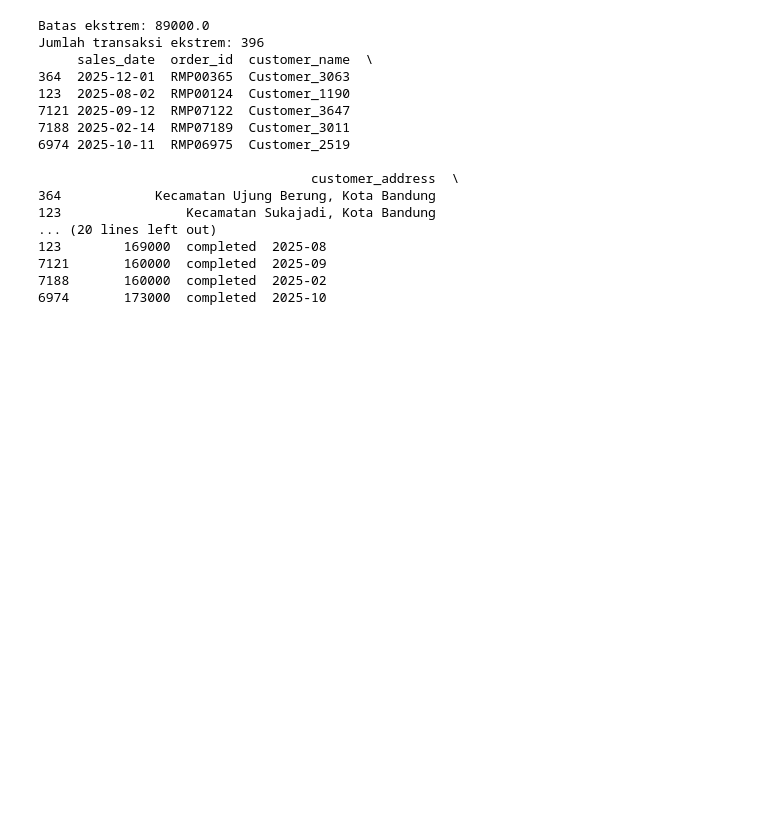
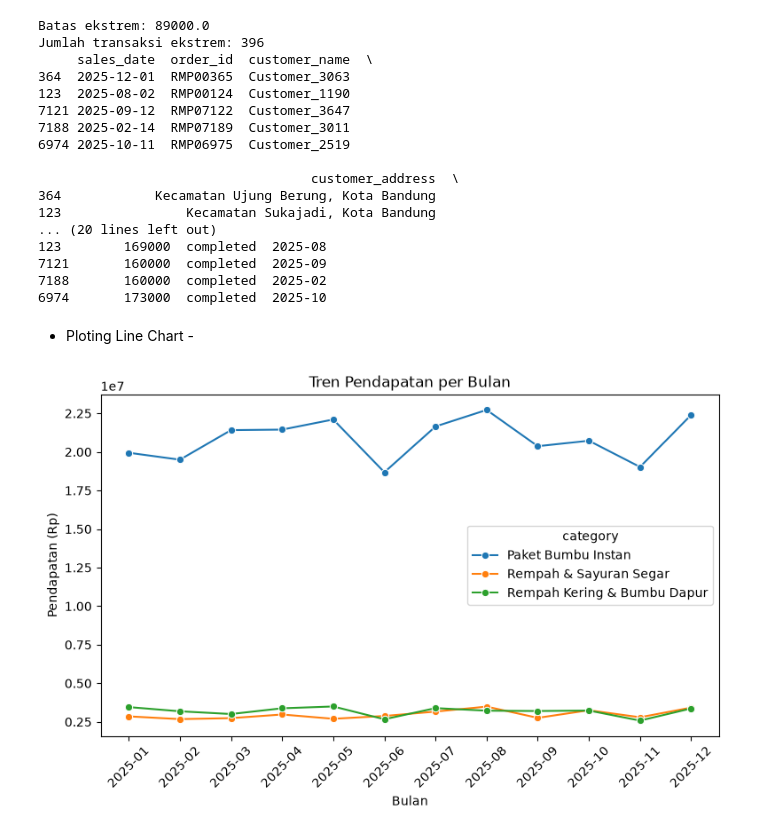
Before and after one commit to zulvanadrian-spec/mini-project-data-analyst-visualizations, a Jupyter notebook: Mini Project/part-2.ipynb, the cells around one changed output. Drawn from its saved outputs; the diff is of its cells as text; code cells hidden in the pictures; blank space fills up the shorter version.

Commit message:
Ploting Data

```diff
--- a/Mini Project/part-2.ipynb
+++ b/Mini Project/part-2.ipynb
@@ -240,3 +242,15 @@ Jumlah transaksi ekstrem: 396
 7121       160000  completed  2025-09
 7188       160000  completed  2025-02
 6974       173000  completed  2025-10
+# %% [markdown]
+- Ploting Line Chart -
+# %%
+plt.figure(figsize=(9, 5))
+sns.lineplot(data=long, x="bulan", y="pendapatan", hue="category", marker="o")
+plt.title("Tren Pendapatan per Bulan")
+plt.xlabel("Bulan")
+plt.ylabel("Pendapatan (Rp)")
+plt.xticks(rotation=45)
+plt.show()
+# %% [output]
+[figure, added]
```
Also changed, not shown: parts of 6 cells of this notebook.
